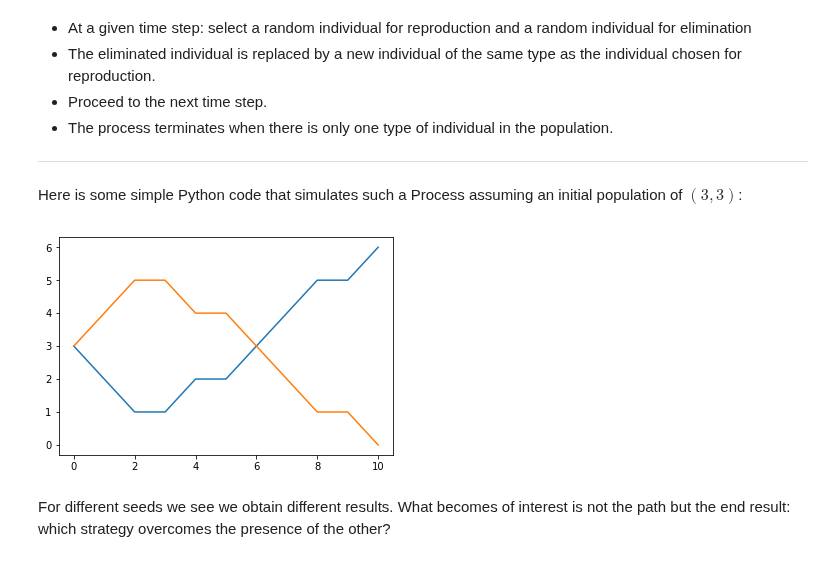
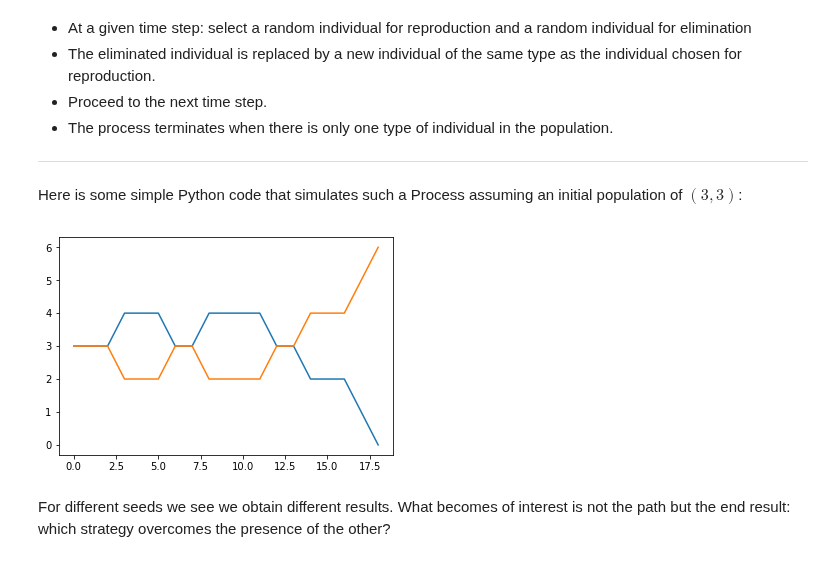
Before and after one commit to drvinceknight/gt, a Jupyter notebook: nbs/chapters/12-Moran-processes.ipynb, the cells around one changed output. Saved outputs shown, nothing was run; the diff lists cells and outputs as text; code cells hidden in the pictures.

```diff
--- a/nbs/chapters/12-Moran-processes.ipynb
+++ b/nbs/chapters/12-Moran-processes.ipynb
@@ -24,28 +24,27 @@ Here is some simple Python code that simulates such a Process assuming an initia
 # %%
 import numpy as np
 import matplotlib.pyplot as plt
-import random
 %matplotlib inline
 
 def neutral_moran(N, i=1, seed=0):
     """
     Return the population counts for the Moran process with neutral drift.
     """
 
     population = [0 for _ in range(i)] + [1 for _ in range(N - i)]
     counts = [(population.count(0), population.count(1))]
-    random.seed(seed)
+    np.random.seed(seed)
     while len(set(population)) == 2:
-        reproduce_index = random.randint(0, N - 1)
-        eliminate_index = random.randint(0, N - 1)
+        reproduce_index = np.random.randint(N)
+        eliminate_index = np.random.randint(N)
         population[eliminate_index] = population[reproduce_index]
         counts.append((population.count(0), population.count(1)))
     return counts
 
 N = 6
 plt.plot(neutral_moran(N=N, i=3, seed=6));
 # %% [output]
-[figure, old version]
+[figure, new version]
 # %% [markdown]
 For different seeds we see we obtain different results. What becomes of interest is not the path but the end result: which strategy overcomes the presence of the other?
 # %%
```
Also changed, not shown: parts of 5 cells of this notebook, 1 other file.
